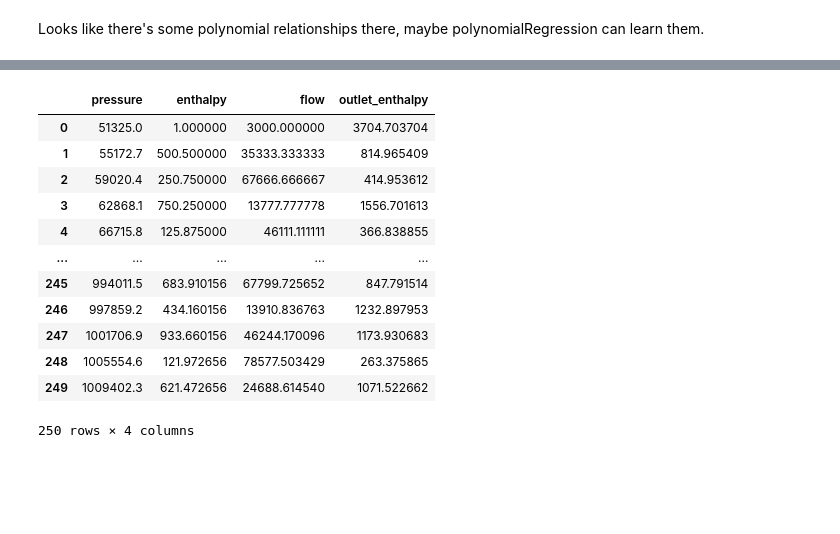
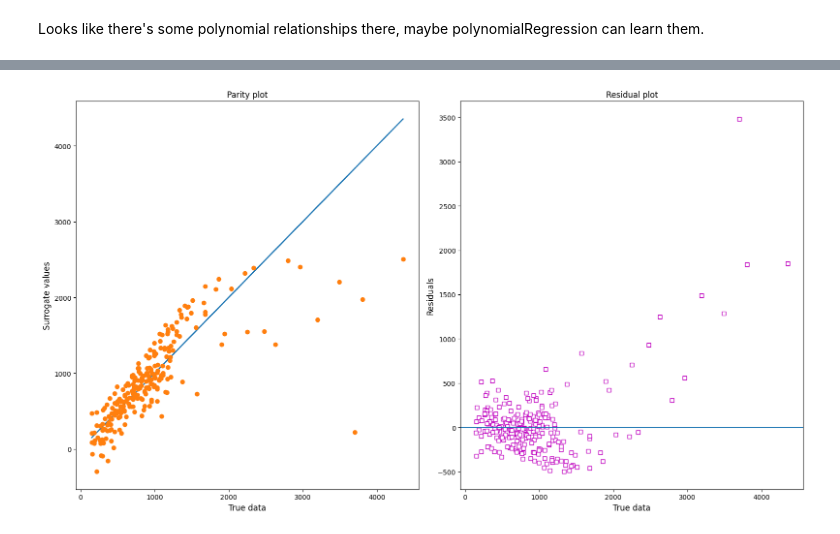
Before and after one commit to bertkdowns/model-predictive-control, a Jupyter notebook: surrogate_modelling.ipynb, the cells around one changed output, grey strips where cells are left out. Drawn from its saved outputs; the diff is of its cells as text; code cells hidden in the pictures; blank space fills up the shorter version.

```diff
--- a/surrogate_modelling.ipynb
+++ b/surrogate_modelling.ipynb
@@ -144,6 +146,8 @@ vars = poly_class.get_feature_vector()
 vars.pprint()
 # # we can specify additional terms here, such as x1*x2, x1^2, etc
 # #poly_class.set_additional_terms([vars[0] * vars[0] * vars[1] * vars[1], exp(vars[0]), exp(vars[1])])
+from pyomo.environ import exp
+poly_class.set_additional_terms([vars['enthalpy'] * vars['enthalpy'], vars['pressure'] * vars['pressure'],vars['enthalpy'] * vars['pressure'],vars['flow']*vars['flow'],vars['enthalpy']*vars['flow'],vars['pressure']*vars['flow']])
 
 poly_class.training()
 # %% [output]
@@ -167,16 +191,4 @@ ValueError: Cannot load a SolverResults object with bad status: error
-# %%
-outlet_temp_data
-# %% [output]
-|  | pressure | enthalpy | flow | outlet_enthalpy |
-| 0 | 51325.0 | 1.000000 | 3000.000000 | 3704.703704 |
-| 1 | 55172.7 | 500.500000 | 35333.333333 | 814.965409 |
-| 2 | 59020.4 | 250.750000 | 67666.666667 | 414.953612 |
-| 3 | 62868.1 | 750.250000 | 13777.777778 | 1556.701613 |
-| 4 | 66715.8 | 125.875000 | 46111.111111 | 366.838855 |
-| ... | ... | ... | ... | ... |
-| 245 | 994011.5 | 683.910156 | 67799.725652 | 847.791514 |
-| 246 | 997859.2 | 434.160156 | 13910.836763 | 1232.897953 |
-| 247 | 1001706.9 | 933.660156 | 46244.170096 | 1173.930683 |
-| 248 | 1005554.6 | 121.972656 | 78577.503429 | 263.375865 |
-| 249 | 1009402.3 | 621.472656 | 24688.614540 | 1071.522662 |
-250 rows × 4 columns
+# %%
+poly_class.parity_residual_plots()
+# %% [output]
+[figure, added]
```
Also changed, not shown: parts of 9 cells of this notebook, 1 other file.
